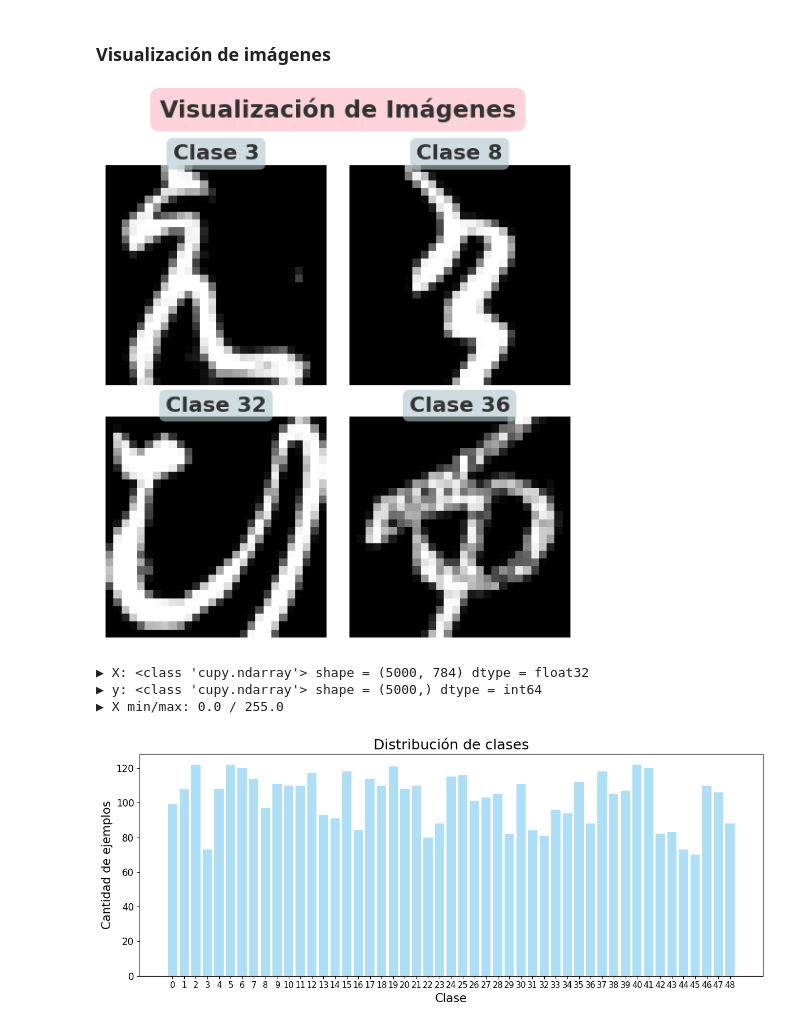
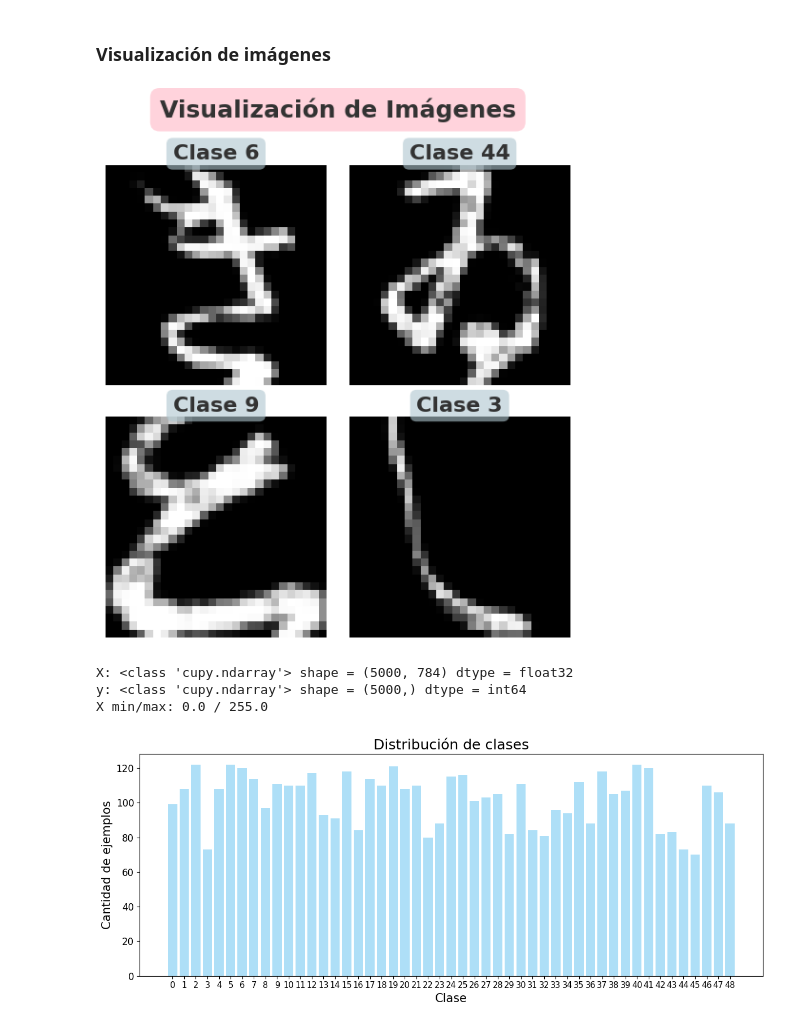
Before and after one commit to anatissera/Machine-Learning-Deep-Learning, a Jupyter notebook: Tissera_AnaPaula_TP3 - cupy/Tissera_AnaPaula_Notebook_TP3.ipynb, the cells around one changed output. Cells and saved outputs as stored; diff of their text form; code cells hidden in the pictures.

```diff
--- a/Tissera_AnaPaula_TP3 - cupy/Tissera_AnaPaula_Notebook_TP3.ipynb
+++ b/Tissera_AnaPaula_TP3 - cupy/Tissera_AnaPaula_Notebook_TP3.ipynb
@@ -43,41 +41,29 @@ Etiquetas únicas: [ 0  1  2  3  4  5  6  7  8  9 10 11 12 13 14 15 16 17 18 19
 # %%
 from src.plot import plot_images
 
-# Mapa de nombres
 name_map = {int(i): f"Clase {int(i)}" for i in cp.unique(y_images)}
 
-# Selección aleatoria de índices por clase
-cp.random.seed(44)
+cp.random.seed(SEED)
 clases = cp.unique(y_images)
 clases_seleccion = cp.random.choice(clases, size=4, replace=False)
 indices = []
 for cl in clases_seleccion:
     idxs_cl = cp.where(y_images == cl)[0]
-    # pedimos tamaño 1 y extraemos el escalar
     idx = int(cp.random.choice(idxs_cl, size=1)[0])
     indices.append(idx)
 
-# Visualización de imágenes
-plot_images(
-    X_images, y_images,
-    indices=indices,
-    n_cols=2,
-    suptitle="Visualización de Imágenes",
-    name_map=name_map,
-    random_seed=SEED
-)
+plot_images(X_images, y_images, indices=indices, n_cols=2, suptitle="Visualización de Imágenes", name_map=name_map, random_seed=SEED)
 # %% [output]
-[figure, old version]
+[figure, new version]
 # %%
-print("▶ X:", type(X_images), "shape =", X_images.shape, "dtype =", X_images.dtype)
-print("▶ y:", type(y_images), "shape =", y_images.shape, "dtype =", y_images.dtype)
+print("X:", type(X_images), "shape =", X_images.shape, "dtype =", X_images.dtype)
+print("y:", type(y_images), "shape =", y_images.shape, "dtype =", y_images.dtype)
 
-# Si X está aplanado, chequeá min/max
-print("▶ X min/max:", X_images.min(), "/", X_images.max())
+print("X min/max:", X_images.min(), "/", X_images.max())
 # %% [output]
-▶ X: <class 'cupy.ndarray'> shape = (5000, 784) dtype = float32
-▶ y: <class 'cupy.ndarray'> shape = (5000,) dtype = int64
-▶ X min/max: 0.0 / 255.0
+X: <class 'cupy.ndarray'> shape = (5000, 784) dtype = float32
+y: <class 'cupy.ndarray'> shape = (5000,) dtype = int64
+X min/max: 0.0 / 255.0
 # %%
 from src.plot import plot_class_distribution
 plot_class_distribution(y_images, name_map=name_map, figsize=(12, 5), color='#AEDFF7')
```
Also changed, not shown: parts of 45 cells of this notebook, 14 other files.
